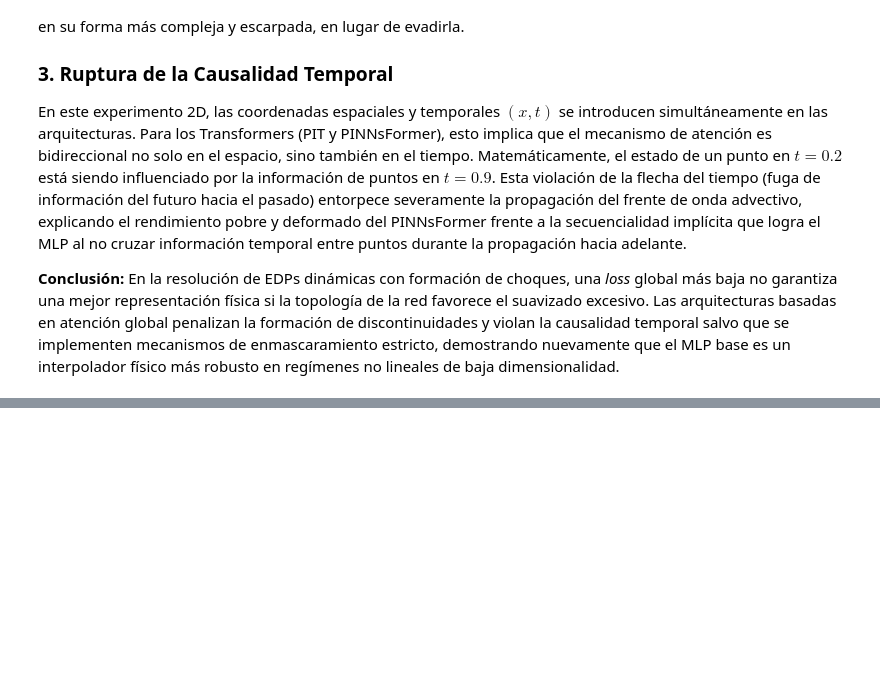
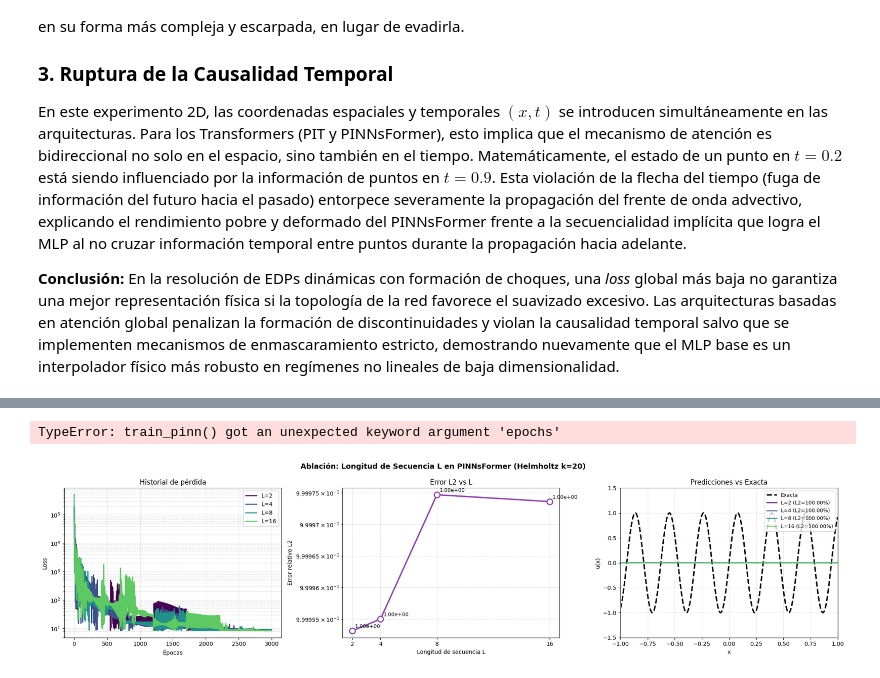
Before and after one commit to PabloRevuelto1/Repositorio_TFM, a Jupyter notebook: Copia_de_Pruebas_Transformer_PINN.ipynb, the cells around one changed output, grey strips where cells are left out. Saved outputs shown, nothing was run; the diff lists cells and outputs as text; code cells hidden in the pictures; blank space fills up the shorter version.

Commit message:
Mini modificación PINN Transformer

```diff
--- a/Copia_de_Pruebas_Transformer_PINN.ipynb
+++ b/Copia_de_Pruebas_Transformer_PINN.ipynb
@@ -1044,0 +1057,59 @@ En este experimento 2D, las coordenadas espaciales y temporales $(x, t)$ se intr
+# %%
+# Ablación sobre la longitud de secuencia L (PINNsFormer, Helmholtz k=20)
+seq_lengths = [2, 4, 8, 16]
+ablation_results = {}  # {L: (error_l2, loss_hist)}
+
+for L in seq_lengths:
+    torch.manual_seed(SEED)
+    model_abl = PINNsFormer(
+        d_input=1, d_model=D_MODEL, seq_len=L, nhead=NHEAD,
+        num_encoder_layers=N_LAYERS, dim_feedforward=DIM_FF
+    ).to(device)
+    n_params = count_parameters(model_abl)
+    hist = train_pinn(model_abl, pinn_loss_helmholtz,
+                      f'PINNsFormer L={L} ({n_params:,} params)',
+                      epochs=3000, lr=5e-4)
+    model_abl.eval()
+    with torch.no_grad():
+        u_pred_abl = model_abl(x_test_h).cpu().numpy()
+    err = compute_l2_error(u_pred_abl, u_exact_h)
+    ablation_results[L] = (err, hist, n_params, u_pred_abl)
+    print(f'  L={L:2d} | Params={n_params:,} | Error L2={err:.4e}')
+# %% [output]
+TypeError: train_pinn() got an unexpected keyword argument 'epochs'
+# %%
+# ── Visualización de la ablación ──────────────────────────────────────────────
+fig, axs = plt.subplots(1, 3, figsize=(20, 5))
+fig.suptitle('Ablación: Longitud de Secuencia L en PINNsFormer (Helmholtz k=20)', fontsize=13, fontweight='bold')
+
+cmap  = plt.cm.viridis
+ncolors = len(seq_lengths)
+
+# Panel 1: Historiales de pérdida
+for i, (L, (err, hist, n_params, _)) in enumerate(ablation_results.items()):
+    axs[0].semilogy(hist, label=f'L={L}', color=cmap(i/ncolors), lw=1.8)
+axs[0].set(xlabel='Épocas', ylabel='Loss', title='Historial de pérdida')
+axs[0].legend(); axs[0].grid(True, which='both', ls='--', alpha=0.4)
+
+# Panel 2: Error L2 vs L
+Ls    = list(ablation_results.keys())
+errs  = [v[0] for v in ablation_results.values()]
+axs[1].plot(Ls, errs, 'o-', color='#8e44ad', lw=2.5, markersize=10, markerfacecolor='white', markeredgewidth=2)
+axs[1].set(xlabel='Longitud de secuencia L', ylabel='Error relativo L2',
+           title='Error L2 vs L', yscale='log', xticks=Ls)
+for L, err in zip(Ls, errs):
+    axs[1].annotate(f'{err:.2e}', (L, err), textcoords='offset points', xytext=(5,5), fontsize=9)
+axs[1].grid(True, which='both', ls='--', alpha=0.4)
+
+# Panel 3: Predicciones
+axs[2].plot(x_plot_h, u_exact_h, 'k--', lw=2.5, label='Exacta')
+for i, (L, (err, _, n_params, u_pred)) in enumerate(ablation_results.items()):
+    axs[2].plot(x_plot_h, u_pred, color=cmap(i/ncolors), lw=1.8, alpha=0.85,
+                label=f'L={L} (L2={err:.2%})')
+axs[2].set(xlabel='x', ylabel='u(x)', title='Predicciones vs Exacta',
+           xlim=[-1,1], ylim=[-1.5,1.5])
+axs[2].legend(fontsize=9); axs[2].grid(True, ls='--', alpha=0.4)
+
+plt.tight_layout(); plt.show()
+# %% [output]
+[figure, added]
```
Also changed, not shown: parts of 5 cells of this notebook.
